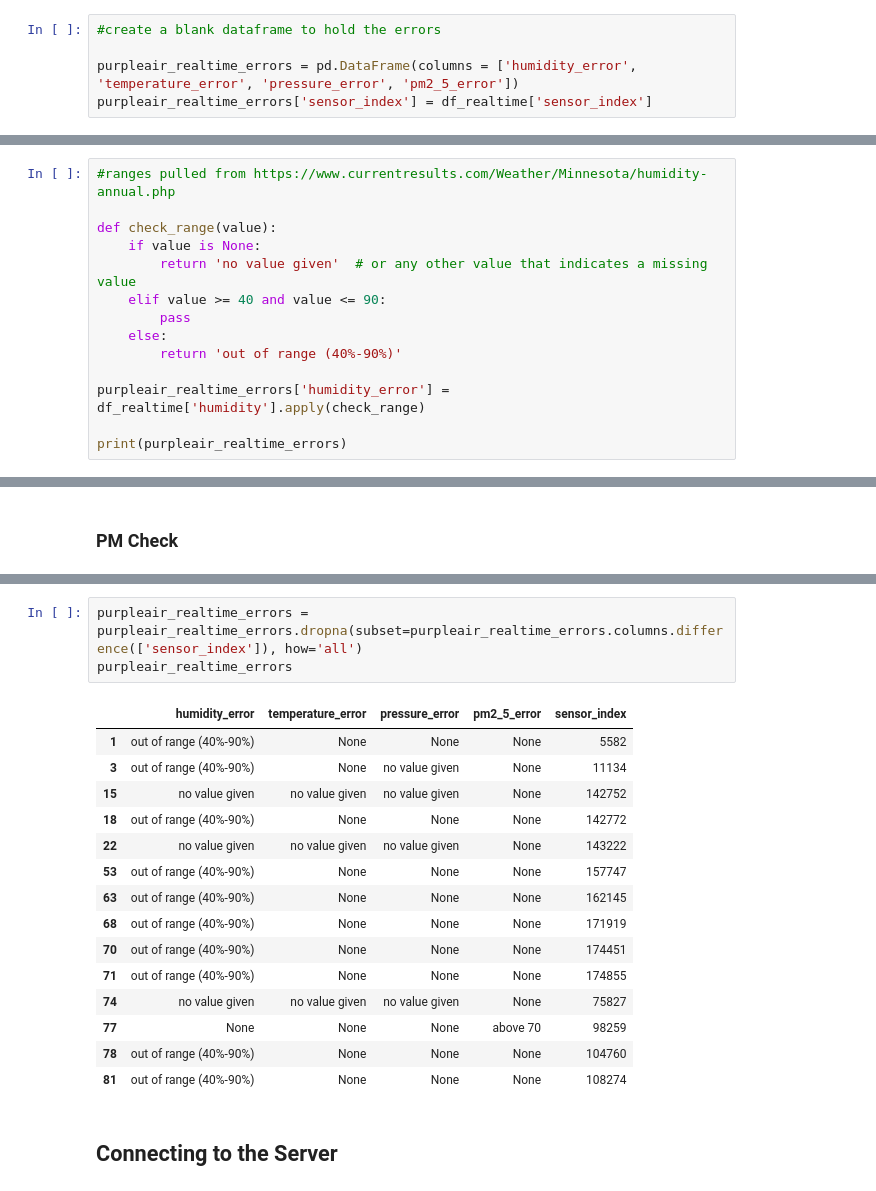
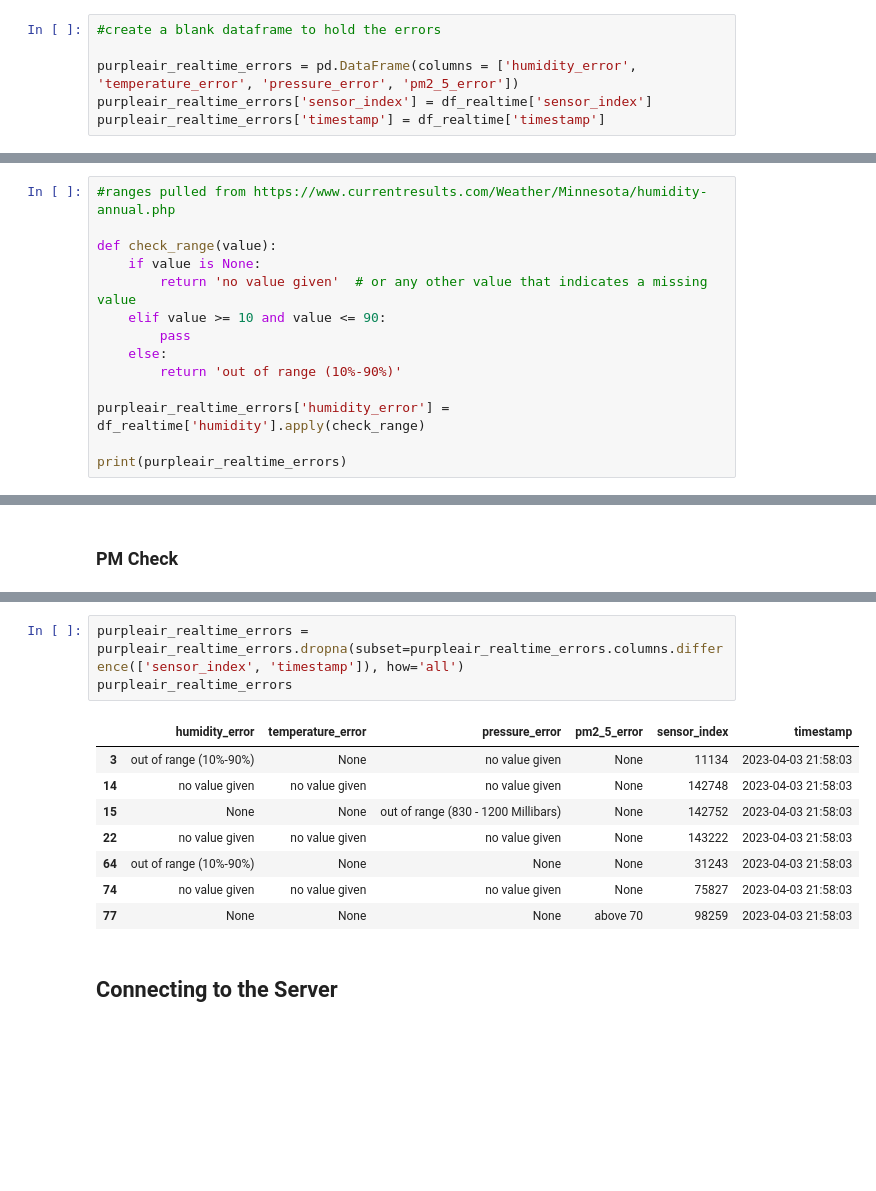
Before and after one commit to RTGS-Lab/QualityAirQualityCities, a Jupyter notebook: arcpy/qaqc/PurpleAir_Realtime_QAQC.ipynb, the cells around one changed output, grey strips where cells are left out. Cells and saved outputs as stored; diff of their text form; blank space fills up the shorter version.

Commit message:
updated initialize_db with timestamp

```diff
--- a/arcpy/qaqc/PurpleAir_Realtime_QAQC.ipynb
+++ b/arcpy/qaqc/PurpleAir_Realtime_QAQC.ipynb
@@ -175,6 +175,7 @@ df_realtime['timestamp'] = pd.to_datetime(df_realtime['timestamp'], unit='s')
 
 purpleair_realtime_errors = pd.DataFrame(columns = ['humidity_error', 'temperature_error', 'pressure_error', 'pm2_5_error'])
 purpleair_realtime_errors['sensor_index'] = df_realtime['sensor_index']
+purpleair_realtime_errors['timestamp'] = df_realtime['timestamp']
 # %% [markdown]
 ### Humidity Check
 # %%
@@ -183,10 +184,10 @@ purpleair_realtime_errors['sensor_index'] = df_realtime['sensor_index']
 def check_range(value):
     if value is None:
         return 'no value given'  # or any other value that indicates a missing value
-    elif value >= 40 and value <= 90:
+    elif value >= 10 and value <= 90:
         pass
     else:
-        return 'out of range (40%-90%)'
+        return 'out of range (10%-90%)'
 
 purpleair_realtime_errors['humidity_error'] = df_realtime['humidity'].apply(check_range)
 
@@ -352,22 +353,15 @@ print(purpleair_realtime_errors)
 # %%
-purpleair_realtime_errors = purpleair_realtime_errors.dropna(subset=purpleair_realtime_errors.columns.difference(['sensor_index']), how='all')
+purpleair_realtime_errors = purpleair_realtime_errors.dropna(subset=purpleair_realtime_errors.columns.difference(['sensor_index', 'timestamp']), how='all')
 purpleair_realtime_errors
 # %% [output]
-|  | humidity_error | temperature_error | pressure_error | pm2_5_error | sensor_index |
-| 1 | out of range (40%-90%) | None | None | None | 5582 |
-| 3 | out of range (40%-90%) | None | no value given | None | 11134 |
-| 15 | no value given | no value given | no value given | None | 142752 |
-| 18 | out of range (40%-90%) | None | None | None | 142772 |
-| 22 | no value given | no value given | no value given | None | 143222 |
-| 53 | out of range (40%-90%) | None | None | None | 157747 |
-| 63 | out of range (40%-90%) | None | None | None | 162145 |
-| 68 | out of range (40%-90%) | None | None | None | 171919 |
-| 70 | out of range (40%-90%) | None | None | None | 174451 |
-| 71 | out of range (40%-90%) | None | None | None | 174855 |
-| 74 | no value given | no value given | no value given | None | 75827 |
-| 77 | None | None | None | above 70 | 98259 |
-| 78 | out of range (40%-90%) | None | None | None | 104760 |
-| 81 | out of range (40%-90%) | None | None | None | 108274 |
+|  | humidity_error | temperature_error | pressure_error | pm2_5_error | sensor_index | timestamp |
+| 3 | out of range (10%-90%) | None | no value given | None | 11134 | 2023-04-03 21:58:03 |
+| 14 | no value given | no value given | no value given | None | 142748 | 2023-04-03 21:58:03 |
+| 15 | None | None | out of range (830 - 1200 Millibars) | None | 142752 | 2023-04-03 21:58:03 |
+| 22 | no value given | no value given | no value given | None | 143222 | 2023-04-03 21:58:03 |
+| 64 | out of range (10%-90%) | None | None | None | 31243 | 2023-04-03 21:58:03 |
+| 74 | no value given | no value given | no value given | None | 75827 | 2023-04-03 21:58:03 |
+| 77 | None | None | None | above 70 | 98259 | 2023-04-03 21:58:03 |
 # %% [markdown]
 ## Connecting to the Server
 # %%
```
Also changed, not shown: parts of 13 cells of this notebook, 1 other file.
